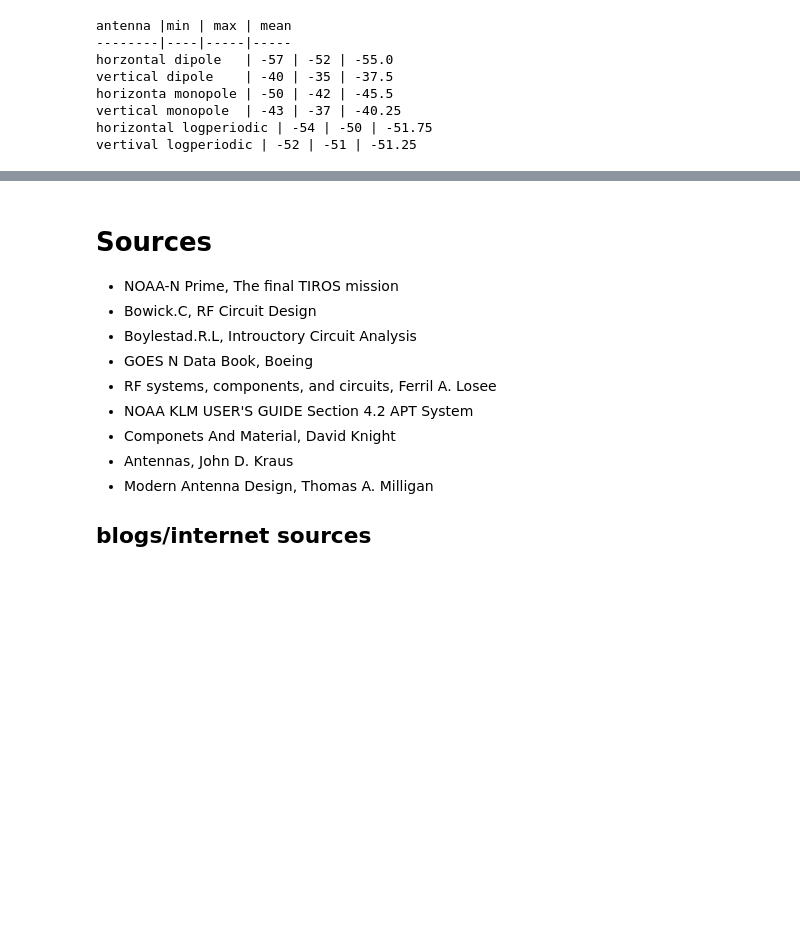
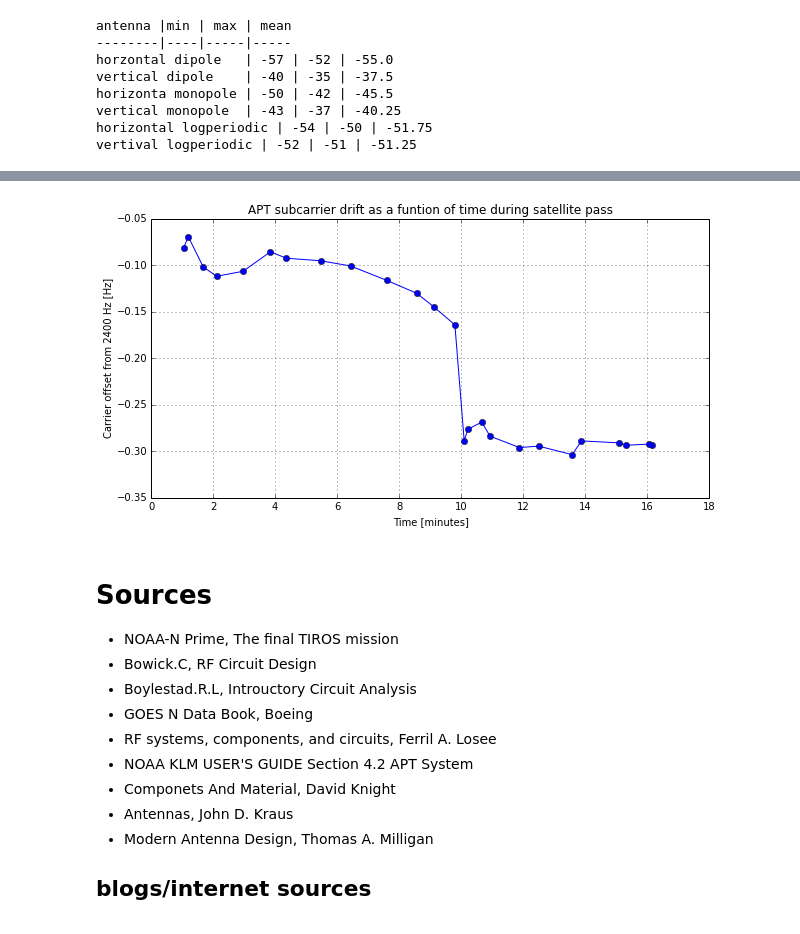
Before and after one commit to jarmokivekas/NOAA-reception, a Jupyter notebook: notes.ipynb, the cells around one changed output, grey strips where cells are left out. Saved outputs shown, nothing was run; the diff lists cells and outputs as text; code cells hidden in the pictures; blank space fills up the shorter version.

Commit message:
analyse and document subcarrier drift

```diff
--- a/notes.ipynb
+++ b/notes.ipynb
@@ -521,3 +525,47 @@ vertival logperiodic | -52 | -51 | -51.25
+# %%
+%matplotlib inline
+import matplotlib.pyplot as plt
+
+# col0: .wav file timestamp [ms]
+# col1: subcarrier frequency [Hz]
+data = [
+[970592, 2399.706309],
+[963676, 2399.707717],
+[920658, 2399.7065],
+[906048, 2399.709074],
+[833821, 2399.71118],
+[815380, 2399.696399],
+[750836, 2399.705571],
+[713954, 2399.704030],
+[656326, 2399.716274],
+[640969, 2399.731391],
+[613297, 2399.723667],
+[606382, 2399.711343],
+[588709, 2399.835944],
+[548754, 2399.854965],
+[514945, 2399.869956],
+[456922, 2399.883820],
+[386627, 2399.899299],
+[328999, 2399.904905],
+[262150, 2399.907589],
+[231415, 2399.914501],
+[178397, 2399.893583],
+[127684, 2399.888215],
+[101560, 2399.898178],
+[72361,  2399.930738],
+[63141,  2399.918900],
+]
+
+plt.figure(figsize=(10,5))
+plt.plot([row[0]/1000/60.0 for row in data] , [row[1]- 2400 for row in data], '-o')
+plt.title("APT subcarrier drift as a funtion of time during satellite pass")
+plt.xlabel("Time [minutes]")
+plt.ylabel("Carrier offset from 2400 Hz [Hz]")
+plt.grid()
+plt.savefig("./photos/subcarrier-drift-as-function-of-time.png")
+plt.show()
+# %% [output]
+[figure, added]
 # %% [markdown]
 # Sources
 
```
Also changed, not shown: parts of 1 cell of this notebook, 8 other files.
